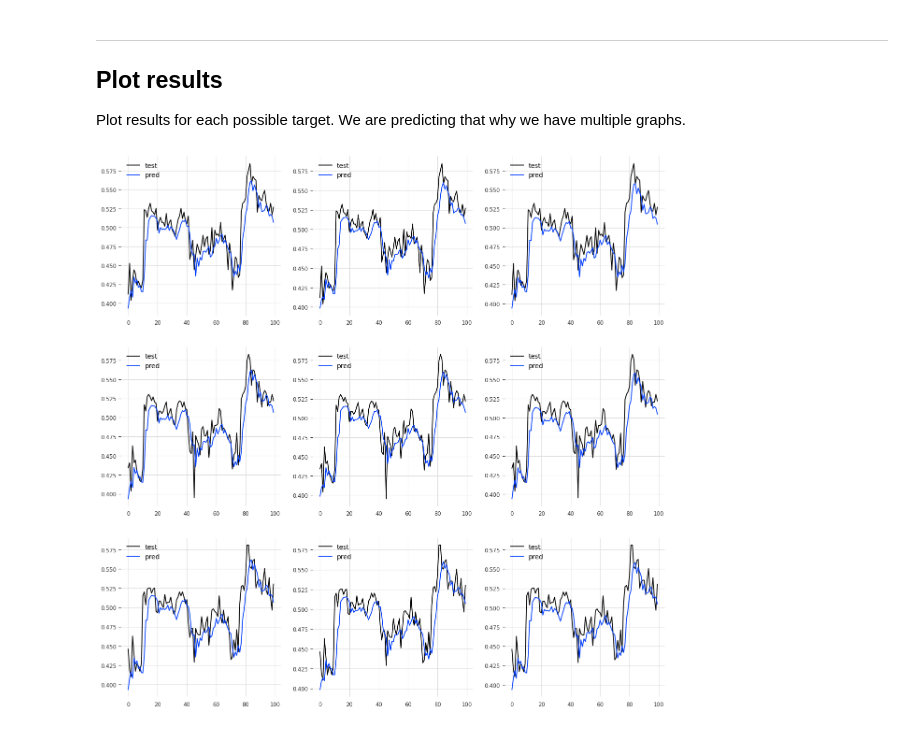
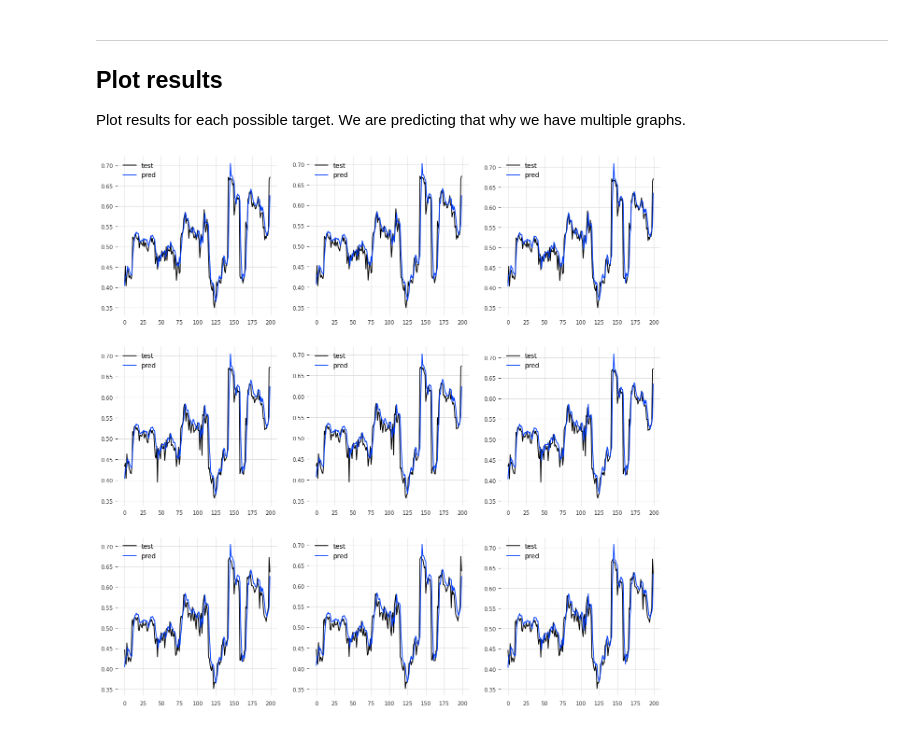
Before and after one commit to ontime-re/ontime, a Jupyter notebook: notebooks/docs/1_module/pytorch/0-sin-sout/0.2-min-multiple-step-forecast.ipynb, the cells around one changed output. Saved outputs shown, nothing was run; the diff lists cells and outputs as text; code cells hidden in the pictures.

```diff
--- a/notebooks/docs/1_module/pytorch/0-sin-sout/0.2-min-multiple-step-forecast.ipynb
+++ b/notebooks/docs/1_module/pytorch/0-sin-sout/0.2-min-multiple-step-forecast.ipynb
@@ -213,18 +213,18 @@ Plot results for each possible target. We are predicting that why we have multip
 # %%
 import pandas as pd
 import matplotlib.pyplot as plt
 
 start = 0
-width = 100
+width = 200
 
 fig, axs = plt.subplots(3, 3, figsize=(15, 15))
 
 # Loop through the subplots and plot the data
 for i in range(3):
     for j in range(3):
         ax = axs[i, j]
         pd.DataFrame(y_test[:, i].squeeze()[start:start + width]).plot(ax=ax)
         pd.DataFrame(predicted_values[:, j].squeeze()[start:start + width]).plot(ax=ax)
         ax.legend(['test', 'pred'])
 # %% [output]
-[figure, old version]
+[figure, new version]
```
Also changed, not shown: parts of 6 cells of this notebook, 1 other file.
